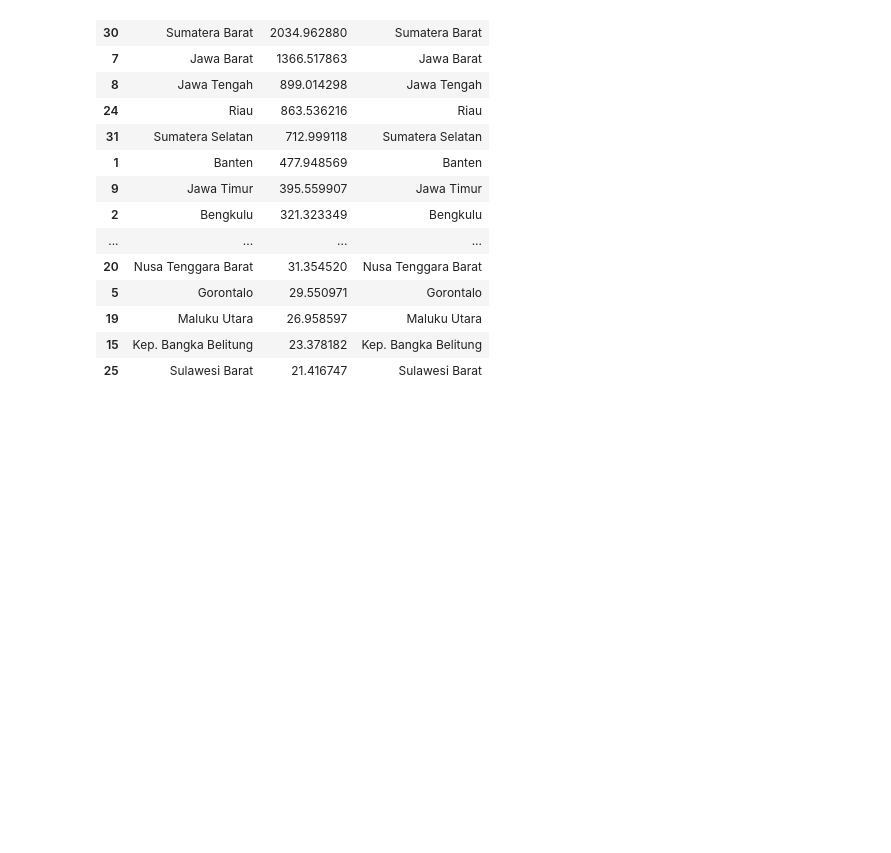
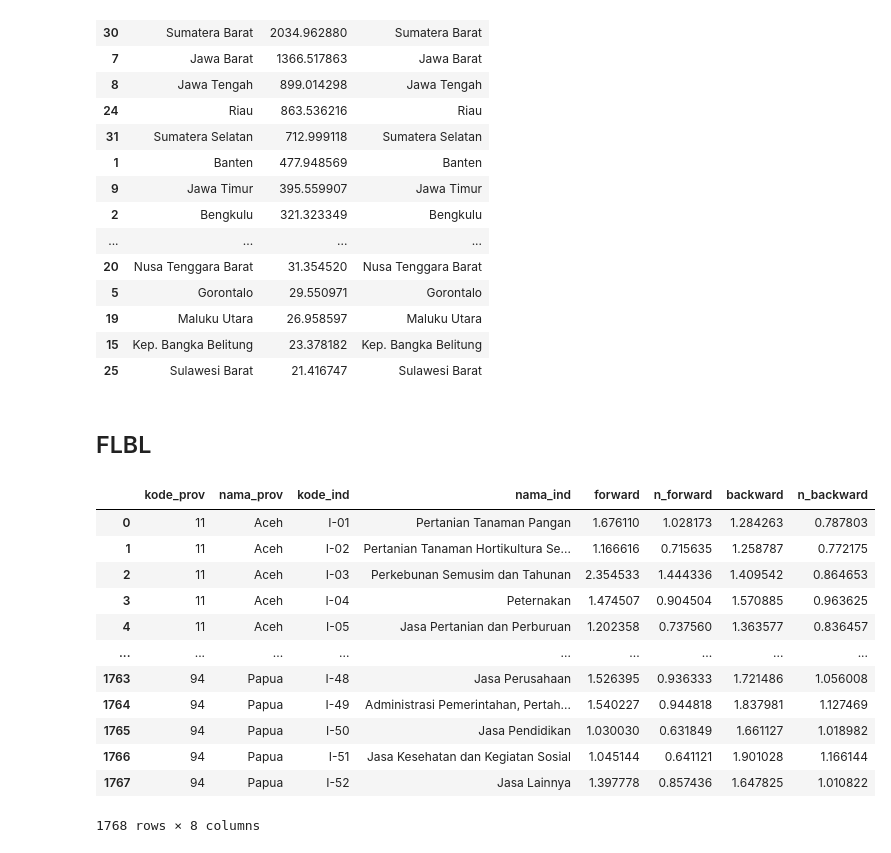
Before and after one commit to nurkhamidah/tryIRIO, a Jupyter notebook: temp.ipynb, the cells around one changed output. Drawn from its saved outputs; the diff is of its cells as text; code cells hidden in the pictures; blank space fills up the shorter version.

Commit message:
FINISH table eks-imp

```diff
--- a/temp.ipynb
+++ b/temp.ipynb
@@ -1065,3 +1065,22 @@ def makeBarChart(df, colx, coly):
 # %%
 makeBarChart(makeTableEksImp(crit = 'Provinsi', crit2 = 'Aceh', jenis='Ekspor antar Provinsi').sort_values(['nilai_mil'], ascending = False).head(5),
              colx = 'kode_prov', coly = 'nilai_mil')
+# %% [markdown]
+## FLBL
+# %%
+df_flbl = pr.read_r('data/flbl_detail.rds')[None]
+df_flbl
+# %% [output]
+|  | kode_prov | nama_prov | kode_ind | nama_ind | forward | n_forward | backward | n_backward |
+| 0 | 11 | Aceh | I-01 | Pertanian Tanaman Pangan | 1.676110 | 1.028173 | 1.284263 | 0.787803 |
+| 1 | 11 | Aceh | I-02 | Pertanian Tanaman Hortikultura Se... | 1.166616 | 0.715635 | 1.258787 | 0.772175 |
+| 2 | 11 | Aceh | I-03 | Perkebunan Semusim dan Tahunan | 2.354533 | 1.444336 | 1.409542 | 0.864653 |
+| 3 | 11 | Aceh | I-04 | Peternakan | 1.474507 | 0.904504 | 1.570885 | 0.963625 |
+| 4 | 11 | Aceh | I-05 | Jasa Pertanian dan Perburuan | 1.202358 | 0.737560 | 1.363577 | 0.836457 |
+| ... | ... | ... | ... | ... | ... | ... | ... | ... |
+| 1763 | 94 | Papua | I-48 | Jasa Perusahaan | 1.526395 | 0.936333 | 1.721486 | 1.056008 |
+| 1764 | 94 | Papua | I-49 | Administrasi Pemerintahan, Pertah... | 1.540227 | 0.944818 | 1.837981 | 1.127469 |
+| 1765 | 94 | Papua | I-50 | Jasa Pendidikan | 1.030030 | 0.631849 | 1.661127 | 1.018982 |
+| 1766 | 94 | Papua | I-51 | Jasa Kesehatan dan Kegiatan Sosial | 1.045144 | 0.641121 | 1.901028 | 1.166144 |
+| 1767 | 94 | Papua | I-52 | Jasa Lainnya | 1.397778 | 0.857436 | 1.647825 | 1.010822 |
+1768 rows × 8 columns
```
Also changed, not shown: parts of 1 cell of this notebook, 2 other files.
